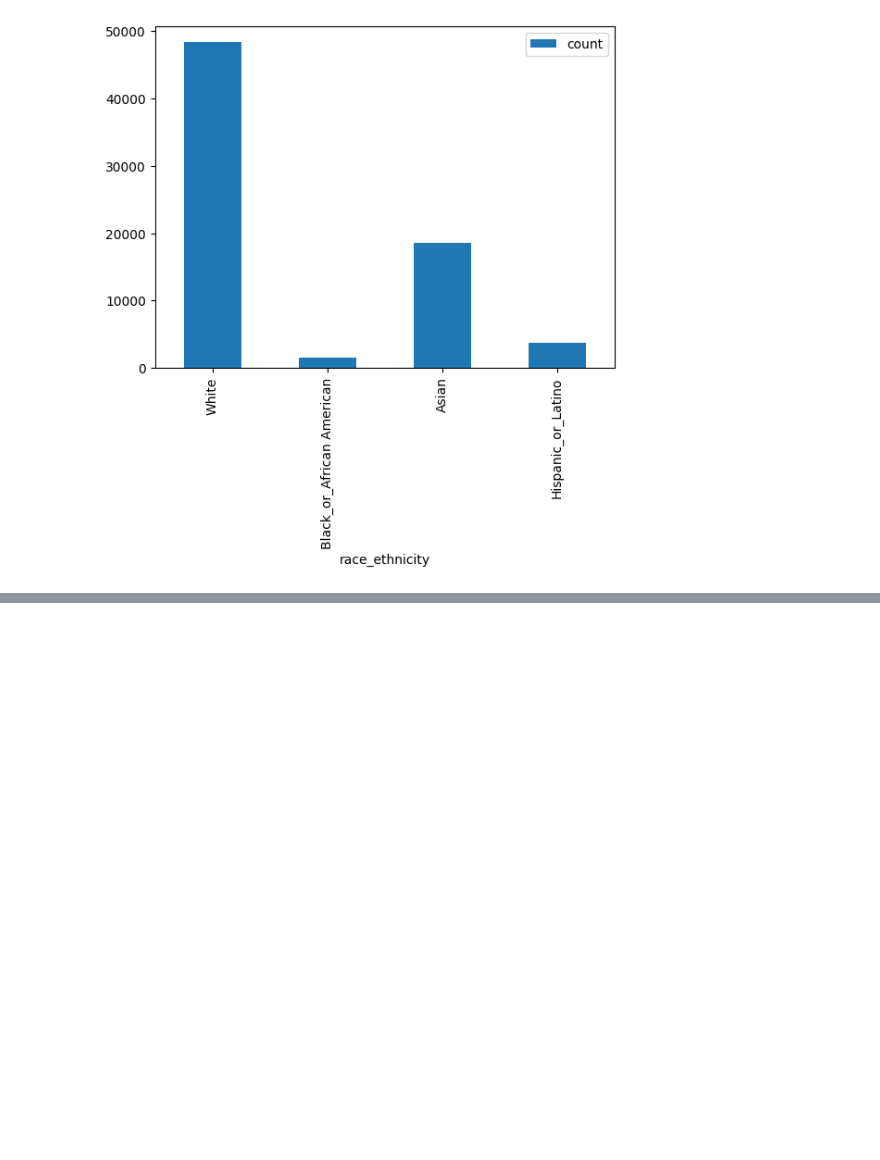
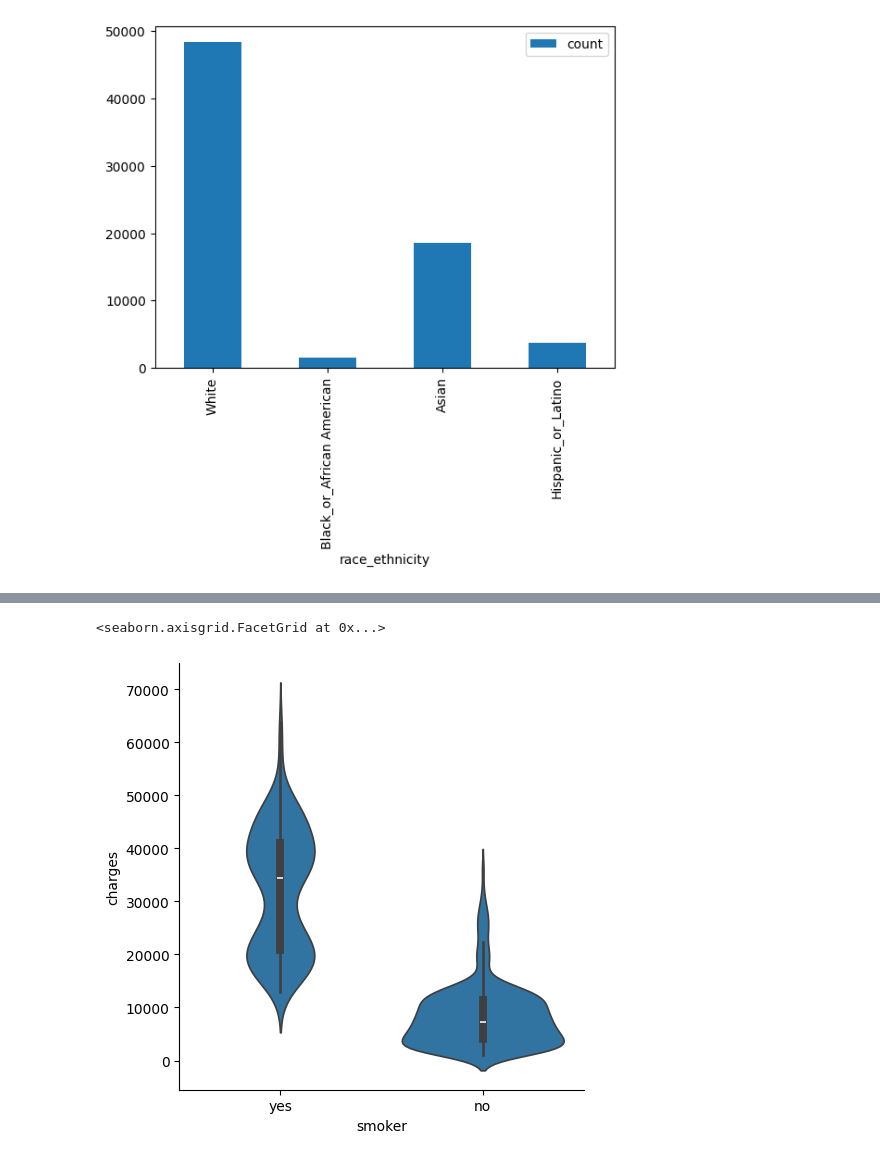
Before and after one commit to horolrolx/data_science, a Jupyter notebook: 데이터 분석과 시각화 훈련하기/데이터 분석과 시각화/실습.ipynb, the cells around one changed output, grey strips where cells are left out. Cells and saved outputs as stored; diff of their text form; code cells hidden in the pictures; blank space fills up the shorter version.

Commit message:
데이터 분석과 시각화 훈련하기 - Seaborn 시각화

```diff
--- a/데이터 분석과 시각화 훈련하기/데이터 분석과 시각화/실습.ipynb
+++ b/데이터 분석과 시각화 훈련하기/데이터 분석과 시각화/실습.ipynb
@@ -29,0 +32,3 @@ data.plot(kind='bar', x='race_ethnicity', y='count')
+# %%
+insurance_df = pd.read_csv('data/insurance.csv')
+insurance_df
@@ -29,0 +49,10 @@ data.plot(kind='bar', x='race_ethnicity', y='count')
+# %%
+sns.catplot(x='smoker', y='charges', data=insurance_df, kind='violin')
+
+# boxplot과 kdeplot의 차이점 ?
+# boxplot은 데이터의 분포를 표현할 때 데이터의 전체적인 분포를 보여주는 것이 목적이고
+# kdeplot은 데이터의 분포를 표현할 때 데이터의 분포를 보여주는 것이 목적이다.
+# violin은 boxplot과 kdeplot을 합친 형태로 데이터의 분포를 보여준다.
+# %% [output]
+<seaborn.axisgrid.FacetGrid at 0x...>
+[figure, added]
```
Also changed, not shown: parts of 2 cells of this notebook, 7 other files.
